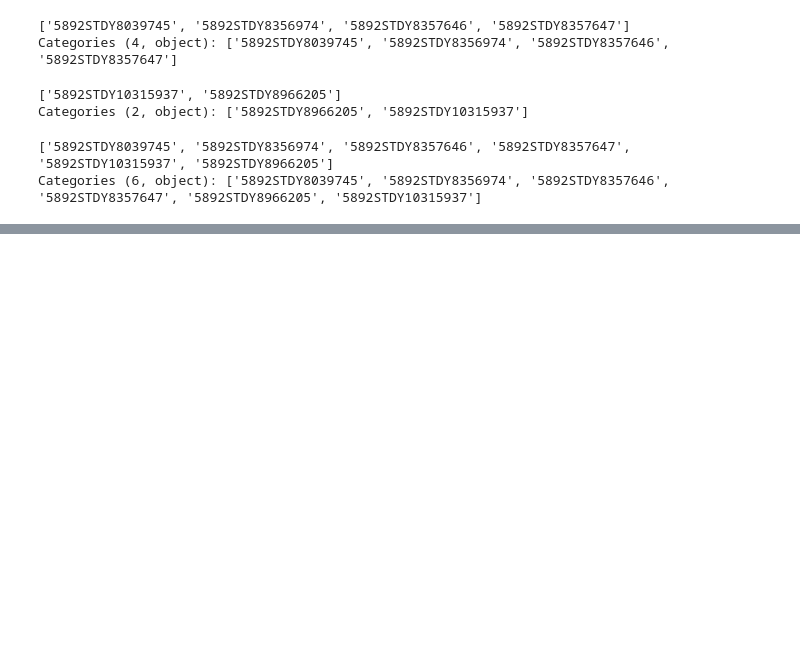
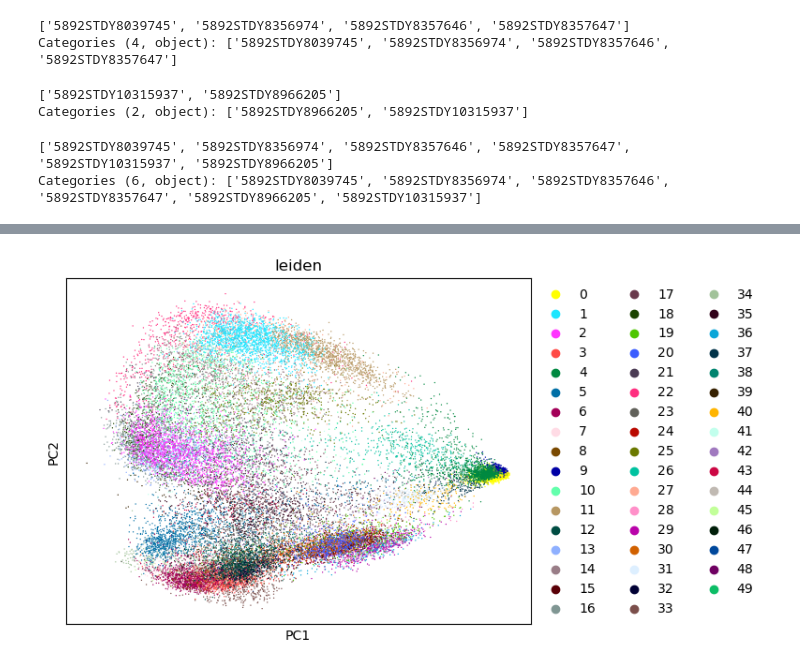
Before and after one commit to tuonglab/Charlotte, a Jupyter notebook: notebooks/crohns_disease_1.ipynb, the cells around one changed output, grey strips where cells are left out. Drawn from its saved outputs; the diff is of its cells as text; code cells hidden in the pictures; blank space fills up the shorter version.

```diff
--- a/notebooks/crohns_disease_1.ipynb
+++ b/notebooks/crohns_disease_1.ipynb
@@ -64,0 +92,4 @@ from umap import UMAP
+# %%
+sc.pl.pca(adata_moderate, color="leiden")
+# %% [output]
+[figure, added]
```
Also changed, not shown: parts of 21 cells of this notebook.
